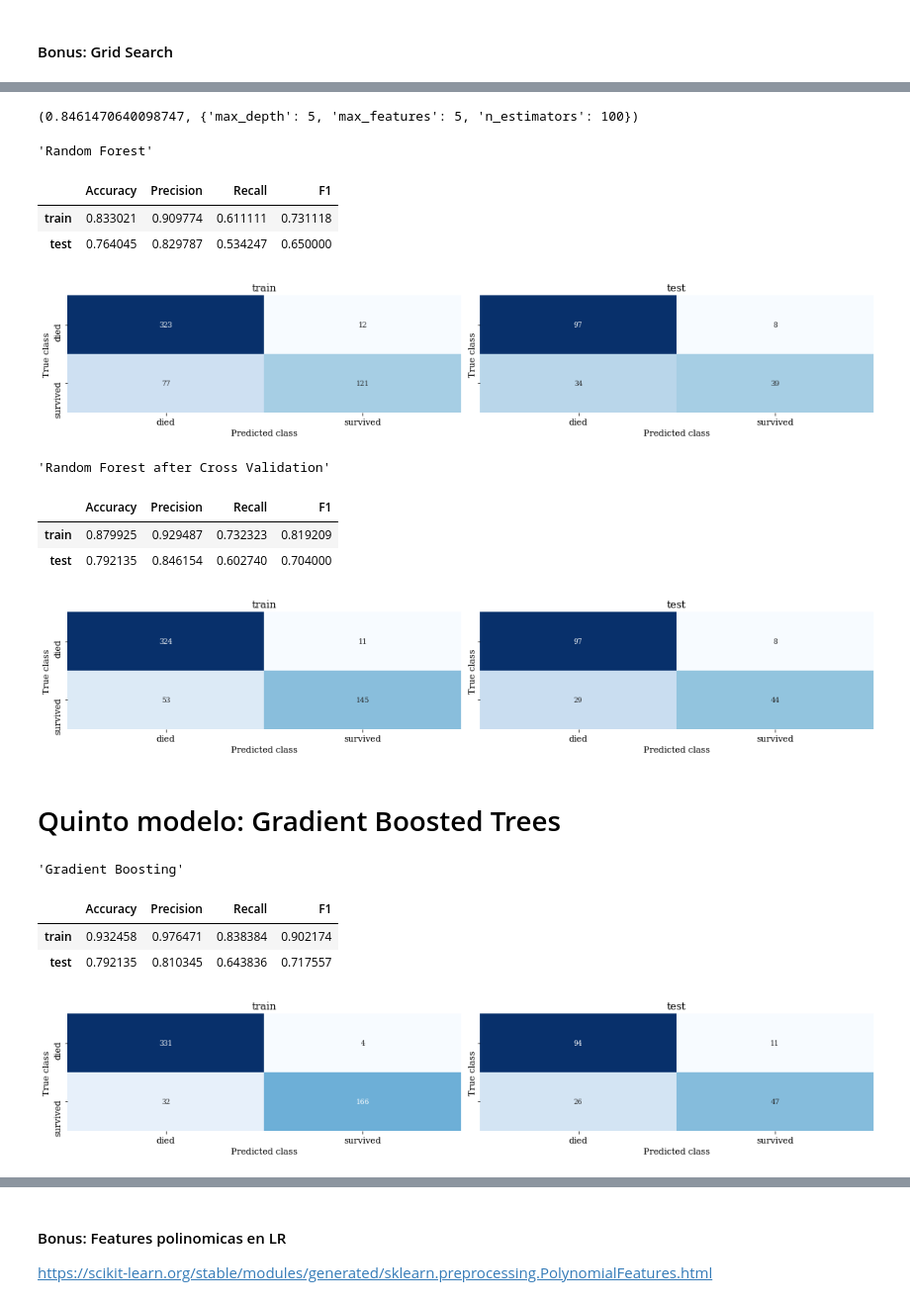
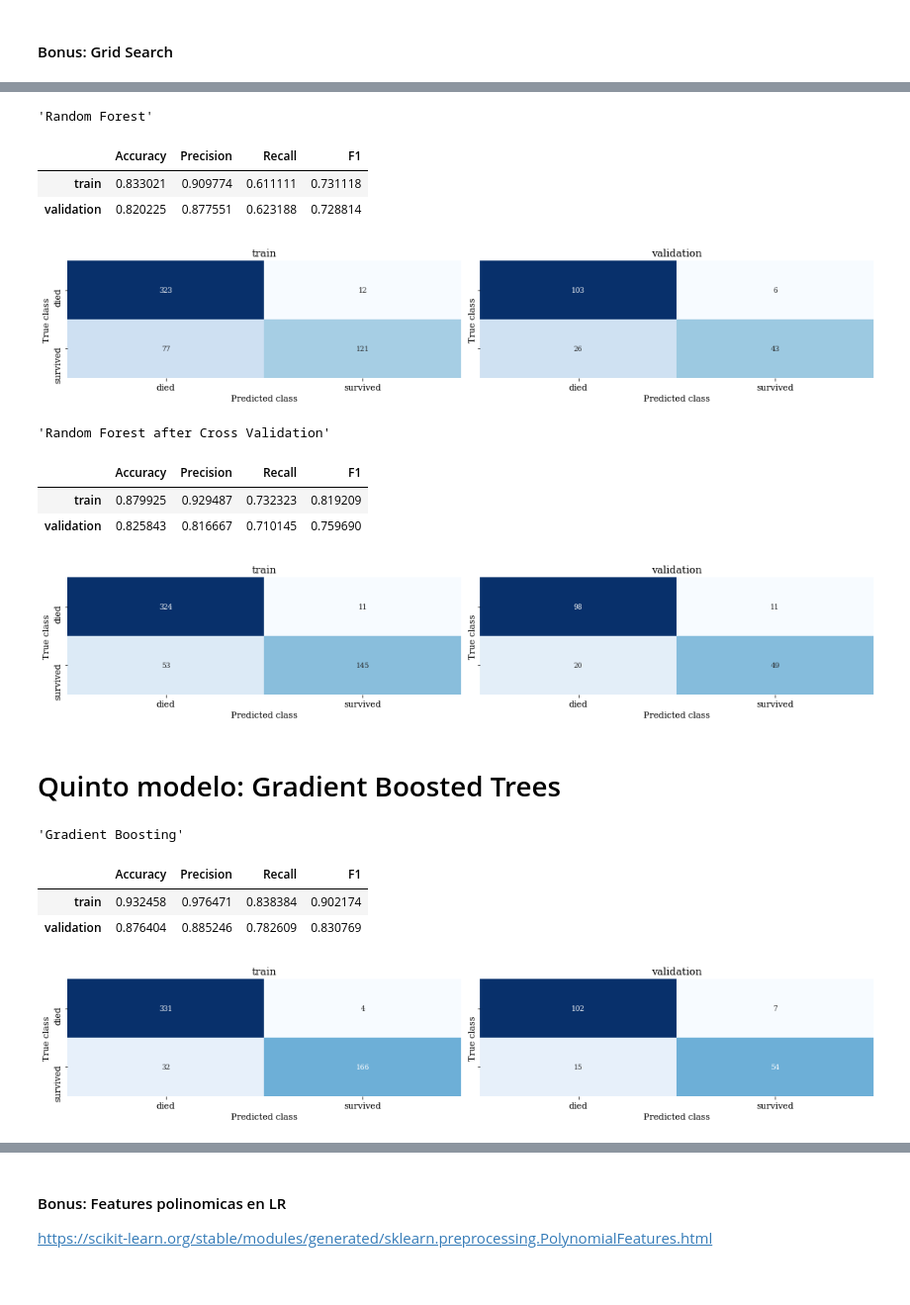
Before and after one commit to ucseml-team/machine-learning-course, a Jupyter notebook: titanic/intro_sklearn.ipynb, the cells around one changed output, grey strips where cells are left out. Shown at 99% size. Cells and saved outputs as stored; diff of their text form; code cells hidden in the pictures.

```diff
--- a/titanic/intro_sklearn.ipynb
+++ b/titanic/intro_sklearn.ipynb
@@ -412,7 +402,7 @@ lr_model_si = Pipeline([
 
 lr_model_si.fit(train, train.survived)
 
-y_pred = lr_model_si.predict(train)
+y_pred = lr_model_si.predict(validation)
 
 y_pred
 # %% [output]
@@ -455,16 +441,18 @@ weighted avg       0.80      0.81      0.80       533
 # %% [markdown]
 #### Programemos una función para evaluar un modelo...
 # %%
-def evaluate_model(model, set_names=('train', 'test'), title='', show_cm=True):
+def evaluate_model(model, set_names=('train', 'validation'), title='', show_cm=True):
     if title:
         display(title)
+
     final_metrics = defaultdict(list)
+
     if show_cm:
         fig, axis = plt.subplots(1, len(set_names), sharey=True, figsize=(15, 3))
 
     for i, set_name in enumerate(set_names):
-        assert set_name in ['train', 'test', 'validation']
-        set_data = globals()[set_name] # <- hack feo...
+        assert set_name in ['train', 'validation', 'test']
+        set_data = globals()[set_name]  # <- hack feo...
 
         y = set_data.survived
         y_pred = model.predict(set_data)
@@ -583,7 +593,7 @@ label_binarizer_mapper = DataFrameMapper([
     (['ticket_class'], [StandardScaler()]),
     (['fare'], [StandardScaler()]),
     (['sex'], [LabelBinarizer()]),
-    (['embarked_at'], [LabelBinarizer()]),
+    (['embarked_at'], [OneHotEncoder()]),
 
 ])
 # %%
@@ -699,12 +709,14 @@ parameters = {'n_estimators': [100, 200],
 
 clf = GridSearchCV(forest_model, parameters, refit=True, verbose=1)
 
-cv_pipe = Pipeline([
+gs_pipe = Pipeline([
     ('mapper', label_binarizer_mapper),
     ('imputer', IterativeImputer(random_state=42)),
     ('classifier', clf),
 ])
 
-cv_pipe.fit(train, train.survived)
+gs_pipe.fit(train, train.survived)
+
+clf.best_score_, clf.best_params_
 # %% [output]
 Fitting 5 folds for each of 12 candidates, totalling 60 fits
@@ -730,22 +724,18 @@ Pipeline(memory=None,
-# %%
-clf.best_score_, clf.best_params_
-# %% [output]
-(0.8461470640098747, {'max_depth': 5, 'max_features': 5, 'n_estimators': 100})
 # %%
 evaluate_model(rf_model, title='Random Forest')
 
-evaluate_model(cv_pipe, title='Random Forest after Cross Validation')
+evaluate_model(gs_pipe, title='Random Forest after Cross Validation')
 # %% [output]
 'Random Forest'
 |  | Accuracy | Precision | Recall | F1 |
 | train | 0.833021 | 0.909774 | 0.611111 | 0.731118 |
-| test | 0.764045 | 0.829787 | 0.534247 | 0.650000 |
+| validation | 0.820225 | 0.877551 | 0.623188 | 0.728814 |
-[figure, old version]
+[figure, new version]
 'Random Forest after Cross Validation'
 |  | Accuracy | Precision | Recall | F1 |
 | train | 0.879925 | 0.929487 | 0.732323 | 0.819209 |
-| test | 0.792135 | 0.846154 | 0.602740 | 0.704000 |
+| validation | 0.825843 | 0.816667 | 0.710145 | 0.759690 |
-[figure, old version]
+[figure, new version]
 # %% [markdown]
 # Quinto modelo: Gradient Boosted Trees
 # %%
@@ -755,4 +743,6 @@ boost_model = GradientBoostingClassifier(random_state=42)
 # %%
+boost_model = GradientBoostingClassifier(random_state=42)
+
 boo_model = Pipeline([
     ('mapper', label_binarizer_mapper),
     ('imputer', IterativeImputer(random_state=42)),
@@ -766,8 +756,8 @@ evaluate_model(boo_model, title='Gradient Boosting')
 'Gradient Boosting'
 |  | Accuracy | Precision | Recall | F1 |
 | train | 0.932458 | 0.976471 | 0.838384 | 0.902174 |
-| test | 0.792135 | 0.810345 | 0.643836 | 0.717557 |
+| validation | 0.876404 | 0.885246 | 0.782609 | 0.830769 |
-[figure, old version]
+[figure, new version]
 # %%
 graph_tree(boost_model.estimators_[1][0], col_names=label_binarizer_mapper.transformed_names_)
 # %% [output]
```
Also changed, not shown: parts of 32 cells of this notebook.
